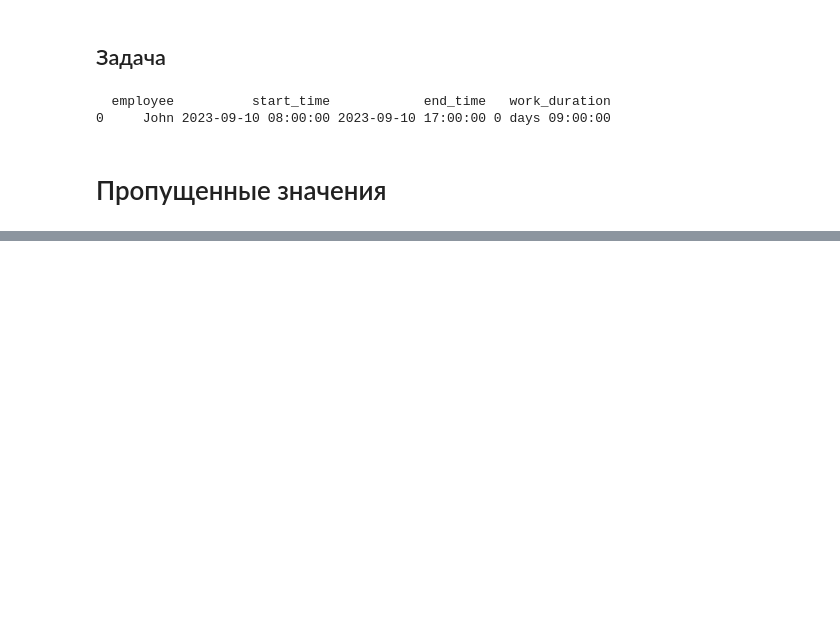
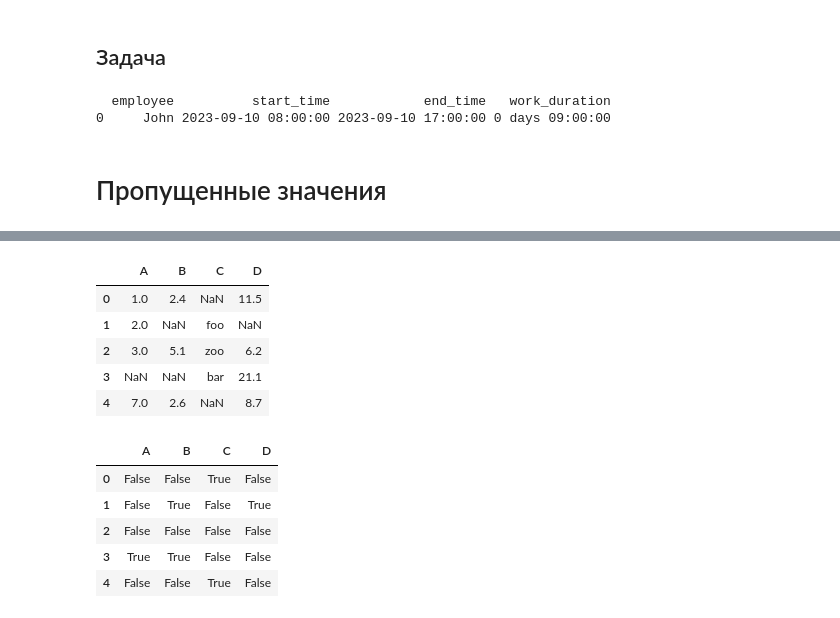
Before and after one commit to WhisperingDreamer/ML-courses, a Jupyter notebook: Pandas/1Introduction.ipynb, the cells around one changed output, grey strips where cells are left out. Saved outputs shown, nothing was run; the diff lists cells and outputs as text; code cells hidden in the pictures; blank space fills up the shorter version.

```diff
--- a/Pandas/1Introduction.ipynb
+++ b/Pandas/1Introduction.ipynb
@@ -1279,0 +1310,23 @@ staff = pd.read_csv('staff.csv')
+# %%
+df = pd.DataFrame({
+    "A": [1, 2, 3, np.nan, 7],
+    "B": [2.4, np.nan, 5.1, np.nan, 2.6],
+    "C": [np.nan, "foo","zoo","bar", np.nan],
+    "D": [11.5, np.nan, 6.2, 21.1, 8.7]
+})
+
+display(df)
+display(df.isna())
+# %% [output]
+|  | A | B | C | D |
+| 0 | 1.0 | 2.4 | NaN | 11.5 |
+| 1 | 2.0 | NaN | foo | NaN |
+| 2 | 3.0 | 5.1 | zoo | 6.2 |
+| 3 | NaN | NaN | bar | 21.1 |
+| 4 | 7.0 | 2.6 | NaN | 8.7 |
+|  | A | B | C | D |
+| 0 | False | False | True | False |
+| 1 | False | True | False | True |
+| 2 | False | False | False | False |
+| 3 | True | True | False | False |
+| 4 | False | False | True | False |
```
Also changed, not shown: parts of 18 cells of this notebook.
